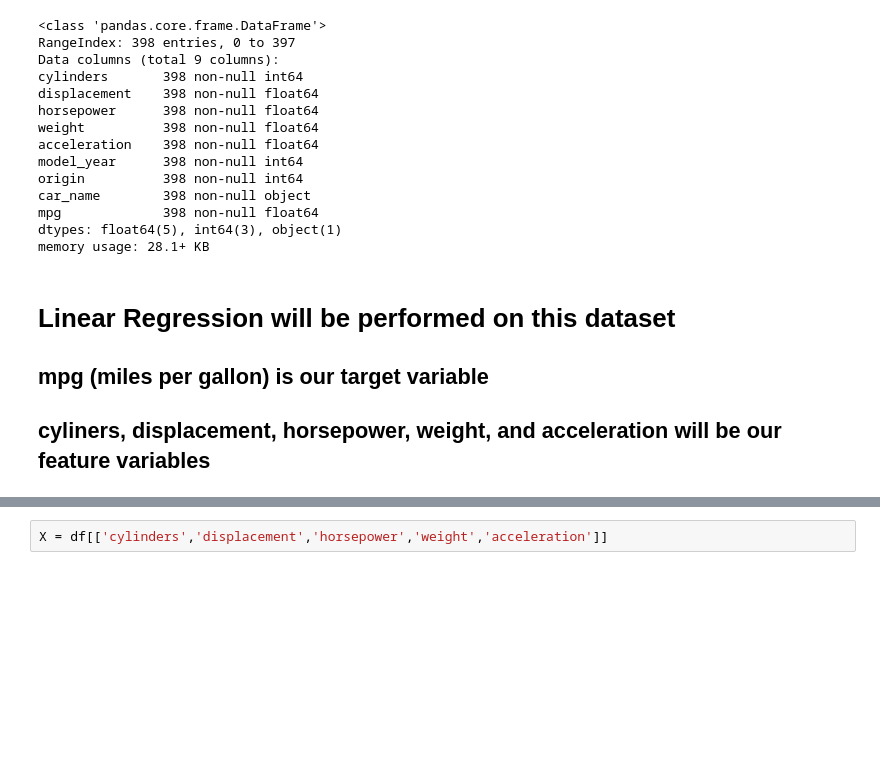
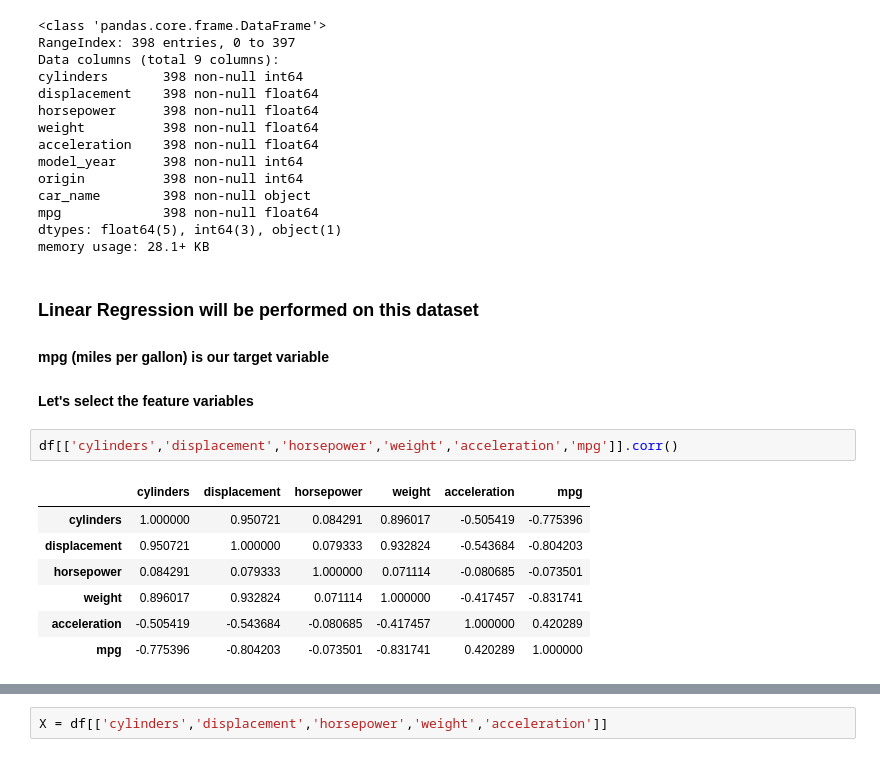
Before and after one commit to AmmaraRazzaq/ML-Regression, a Jupyter notebook: linearRegression.ipynb, the cells around one changed output, grey strips where cells are left out. Saved outputs shown, nothing was run; the diff lists cells and outputs as text; blank space fills up the shorter version.

```diff
--- a/linearRegression.ipynb
+++ b/linearRegression.ipynb
@@ -42,6 +45,16 @@ mpg             398 non-null float64
 dtypes: float64(5), int64(3), object(1)
 memory usage: 28.1+ KB
 # %% [markdown]
-# Linear Regression will be performed on this dataset
-## mpg (miles per gallon) is our target variable
-## cyliners, displacement, horsepower, weight, and acceleration will be our feature variables
+### Linear Regression will be performed on this dataset
+#### mpg (miles per gallon) is our target variable
+#### Let's select the feature variables
+# %%
+df[['cylinders','displacement','horsepower','weight','acceleration','mpg']].corr()
+# %% [output]
+|  | cylinders | displacement | horsepower | weight | acceleration | mpg |
+| cylinders | 1.000000 | 0.950721 | 0.084291 | 0.896017 | -0.505419 | -0.775396 |
+| displacement | 0.950721 | 1.000000 | 0.079333 | 0.932824 | -0.543684 | -0.804203 |
+| horsepower | 0.084291 | 0.079333 | 1.000000 | 0.071114 | -0.080685 | -0.073501 |
+| weight | 0.896017 | 0.932824 | 0.071114 | 1.000000 | -0.417457 | -0.831741 |
+| acceleration | -0.505419 | -0.543684 | -0.080685 | -0.417457 | 1.000000 | 0.420289 |
+| mpg | -0.775396 | -0.804203 | -0.073501 | -0.831741 | 0.420289 | 1.000000 |
```
Also changed, not shown: parts of 16 cells of this notebook.
